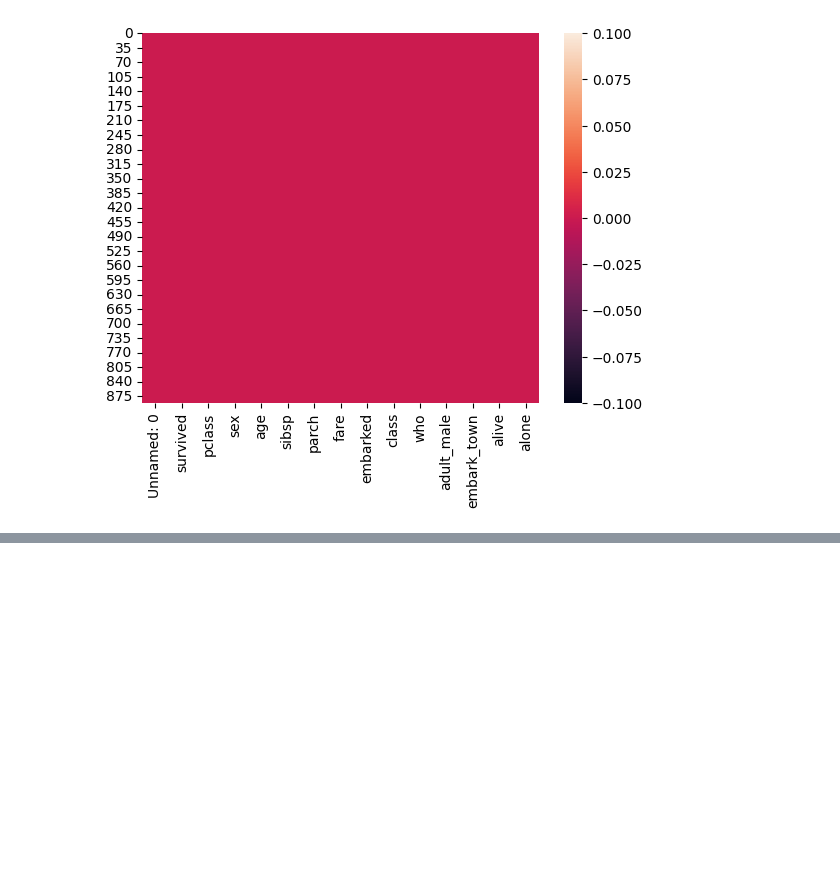
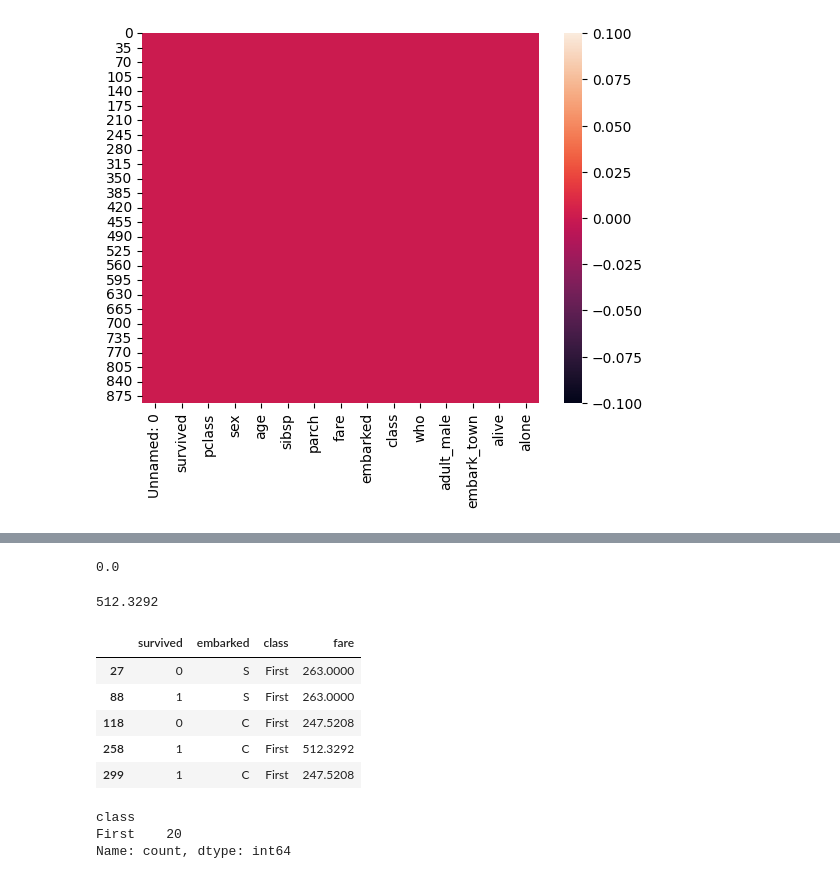
Before and after one commit to faisalramzan77/Data_Science_Course, a Jupyter notebook: Python_for_data_Science/EDA/EDA_01.ipynb, the cells around one changed output, grey strips where cells are left out. Saved outputs shown, nothing was run; the diff lists cells and outputs as text; code cells hidden in the pictures; blank space fills up the shorter version.

```diff
--- a/Python_for_data_Science/EDA/EDA.ipynb
+++ b/Python_for_data_Science/EDA/EDA_01.ipynb
@@ -227,0 +510,4 @@ sns.heatmap(df.isnull())
+# %%
+df.fare.min()
+# %% [output]
+0.0
@@ -227,0 +516,4 @@ sns.heatmap(df.isnull())
+# %%
+df['fare'].max()
+# %% [output]
+512.3292
@@ -227,0 +524,17 @@ sns.heatmap(df.isnull())
+# %%
+# Select only those rows where fare is greater than 200
+df_200 = df_01[df_01['fare'] > 200]
+df_200.head()
+# %% [output]
+|  | survived | embarked | class | fare |
+| 27 | 0 | S | First | 263.0000 |
+| 88 | 1 | S | First | 263.0000 |
+| 118 | 0 | C | First | 247.5208 |
+| 258 | 1 | C | First | 512.3292 |
+| 299 | 1 | C | First | 247.5208 |
+# %%
+df_200['class'].value_counts()
+# %% [output]
+class
+First    20
+Name: count, dtype: int64
```
Also changed, not shown: parts of 31 cells of this notebook, 1 other file.
